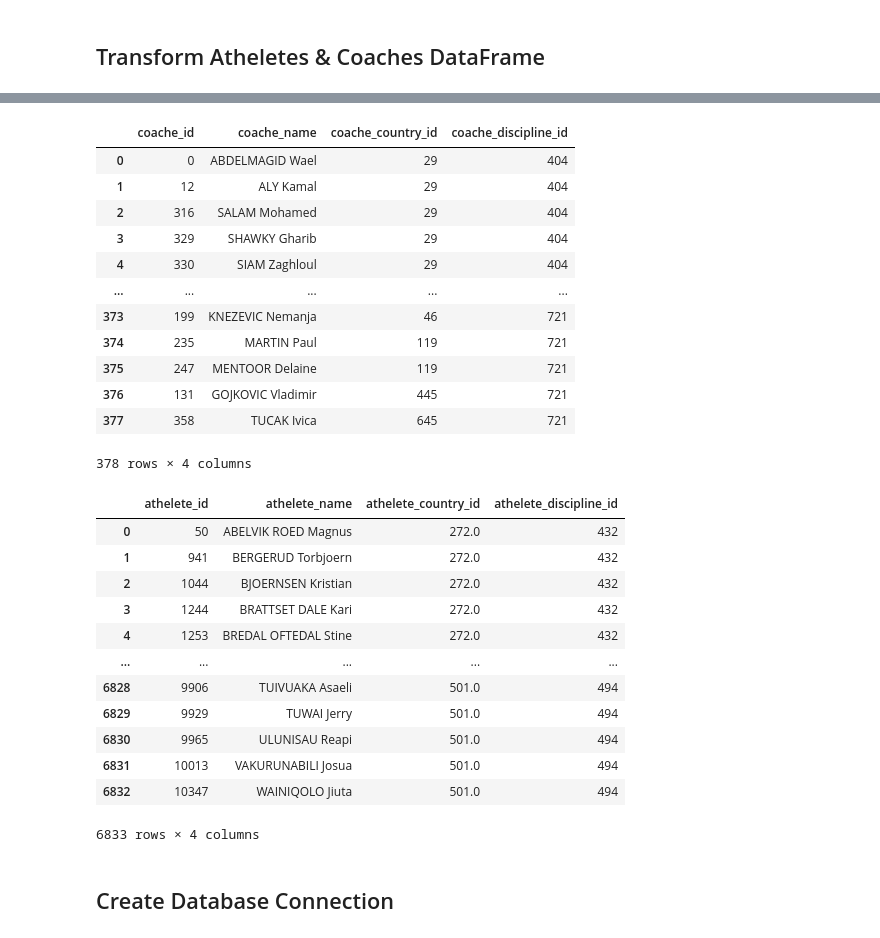
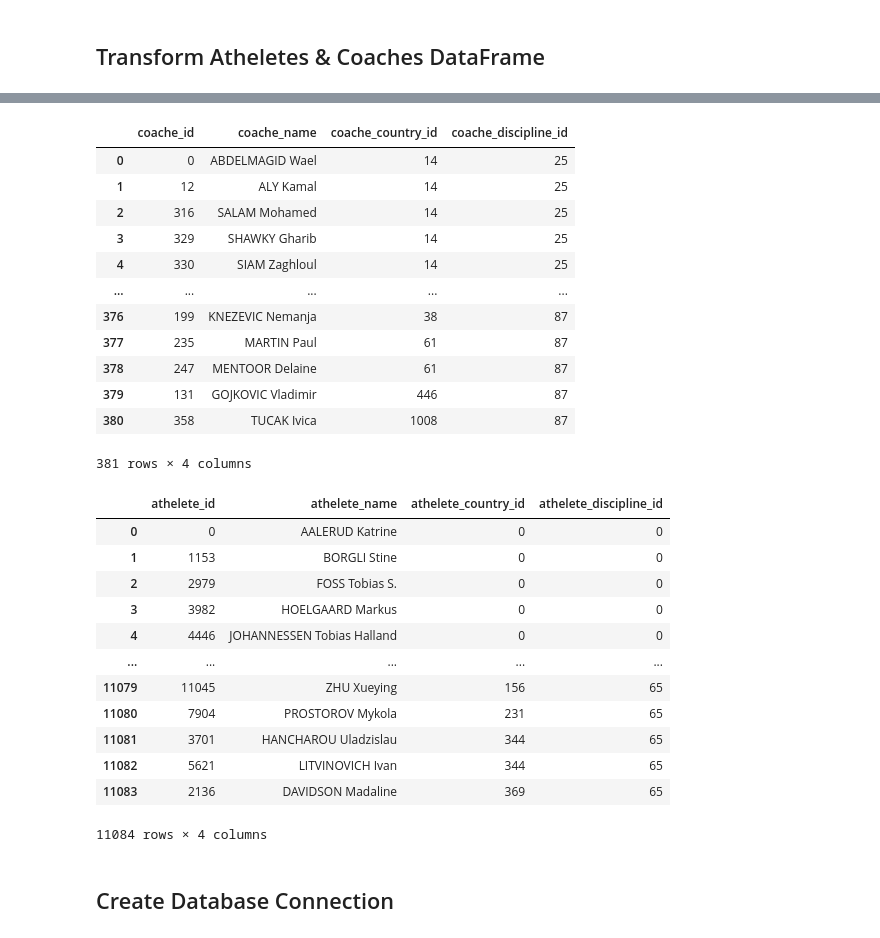
Before and after one commit to nithiyasuresh/ETL_project, a Jupyter notebook: ETL.ipynb, the cells around one changed output, grey strips where cells are left out. Saved outputs shown, nothing was run; the diff lists cells and outputs as text; code cells hidden in the pictures.

```diff
--- a/ETL.ipynb
+++ b/ETL.ipynb
@@ -48,5 +50,5 @@ coaches_cols = ['Name', 'NOC', 'Discipline']
 # %%
-country_transformed = teams_df[country_cols].copy().drop_duplicates().reset_index().rename(columns={'index': 'country_id','NOC': 'country_name'})
-country_transformed
+country_transformed = athletes_df[country_cols].copy().drop_duplicates().reset_index().rename(columns={'index': 'country_id','NOC': 'country_name'})
+country_transformed.head()
 # %% [output]
 |  | country_id | country_name |
@@ -65,7 +60,7 @@ country_transformed
 # %% [markdown]
 ## Transform discipline DataFrame
 # %%
-discipline_transformed = teams_df[discipline_cols].copy().drop_duplicates().reset_index().rename(columns={'index': 'discipline_id','Discipline': 'discipline'})
-discipline_transformed
+discipline_transformed = athletes_df[discipline_cols].copy().drop_duplicates().reset_index().rename(columns={'index': 'discipline_id','Discipline': 'discipline'})
+discipline_transformed.head()
 # %% [output]
 |  | discipline_id | discipline |
@@ -127,36 +97,36 @@ coaches_transformed_with_discipline_id = coaches_transformed_with_country_id.mer
 coaches_transformed_with_discipline_id
 # %% [output]
 |  | coache_id | coache_name | coache_country_id | coache_discipline_id |
-| 0 | 0 | ABDELMAGID Wael | 29 | 404 |
-| 1 | 12 | ALY Kamal | 29 | 404 |
-| 2 | 316 | SALAM Mohamed | 29 | 404 |
-| 3 | 329 | SHAWKY Gharib | 29 | 404 |
-| 4 | 330 | SIAM Zaghloul | 29 | 404 |
+| 0 | 0 | ABDELMAGID Wael | 14 | 25 |
+| 1 | 12 | ALY Kamal | 14 | 25 |
+| 2 | 316 | SALAM Mohamed | 14 | 25 |
+| 3 | 329 | SHAWKY Gharib | 14 | 25 |
+| 4 | 330 | SIAM Zaghloul | 14 | 25 |
 | ... | ... | ... | ... | ... |
-| 373 | 199 | KNEZEVIC Nemanja | 46 | 721 |
-| 374 | 235 | MARTIN Paul | 119 | 721 |
-| 375 | 247 | MENTOOR Delaine | 119 | 721 |
-| 376 | 131 | GOJKOVIC Vladimir | 445 | 721 |
-| 377 | 358 | TUCAK Ivica | 645 | 721 |
+| 376 | 199 | KNEZEVIC Nemanja | 38 | 87 |
+| 377 | 235 | MARTIN Paul | 61 | 87 |
+| 378 | 247 | MENTOOR Delaine | 61 | 87 |
+| 379 | 131 | GOJKOVIC Vladimir | 446 | 87 |
+| 380 | 358 | TUCAK Ivica | 1008 | 87 |
-378 rows × 4 columns
+381 rows × 4 columns
 # %%
 atheletes_transformed_with_country_id = atheletes_transformed.merge(country_transformed, how="outer", on=["country_name"]).rename(columns={'country_id': 'athelete_country_id'})
-atheletes_transformed_with_discipline_id = atheletes_transformed_with_country_id.merge(discipline_transformed, how="inner", on=["discipline"]).rename(columns={'discipline_id': 'athelete_discipline_id'}).drop(columns=['country_name', 'discipline'])
+atheletes_transformed_with_discipline_id = atheletes_transformed_with_country_id.merge(discipline_transformed, how="outer", on=["discipline"]).rename(columns={'discipline_id': 'athelete_discipline_id'}).drop(columns=['country_name', 'discipline'])
 atheletes_transformed_with_discipline_id
 # %% [output]
 |  | athelete_id | athelete_name | athelete_country_id | athelete_discipline_id |
-| 0 | 50 | ABELVIK ROED Magnus | 272.0 | 432 |
-| 1 | 941 | BERGERUD Torbjoern | 272.0 | 432 |
-| 2 | 1044 | BJOERNSEN Kristian | 272.0 | 432 |
-| 3 | 1244 | BRATTSET DALE Kari | 272.0 | 432 |
-| 4 | 1253 | BREDAL OFTEDAL Stine | 272.0 | 432 |
+| 0 | 0 | AALERUD Katrine | 0 | 0 |
+| 1 | 1153 | BORGLI Stine | 0 | 0 |
+| 2 | 2979 | FOSS Tobias S. | 0 | 0 |
+| 3 | 3982 | HOELGAARD Markus | 0 | 0 |
+| 4 | 4446 | JOHANNESSEN Tobias Halland | 0 | 0 |
 | ... | ... | ... | ... | ... |
-| 6828 | 9906 | TUIVUAKA Asaeli | 501.0 | 494 |
-| 6829 | 9929 | TUWAI Jerry | 501.0 | 494 |
-| 6830 | 9965 | ULUNISAU Reapi | 501.0 | 494 |
-| 6831 | 10013 | VAKURUNABILI Josua | 501.0 | 494 |
-| 6832 | 10347 | WAINIQOLO Jiuta | 501.0 | 494 |
+| 11079 | 11045 | ZHU Xueying | 156 | 65 |
+| 11080 | 7904 | PROSTOROV Mykola | 231 | 65 |
+| 11081 | 3701 | HANCHAROU Uladzislau | 344 | 65 |
+| 11082 | 5621 | LITVINOVICH Ivan | 344 | 65 |
+| 11083 | 2136 | DAVIDSON Madaline | 369 | 65 |
-6833 rows × 4 columns
+11084 rows × 4 columns
 # %% [markdown]
 ## Create Database Connection
 # %%
```
Also changed, not shown: parts of 15 cells of this notebook.
